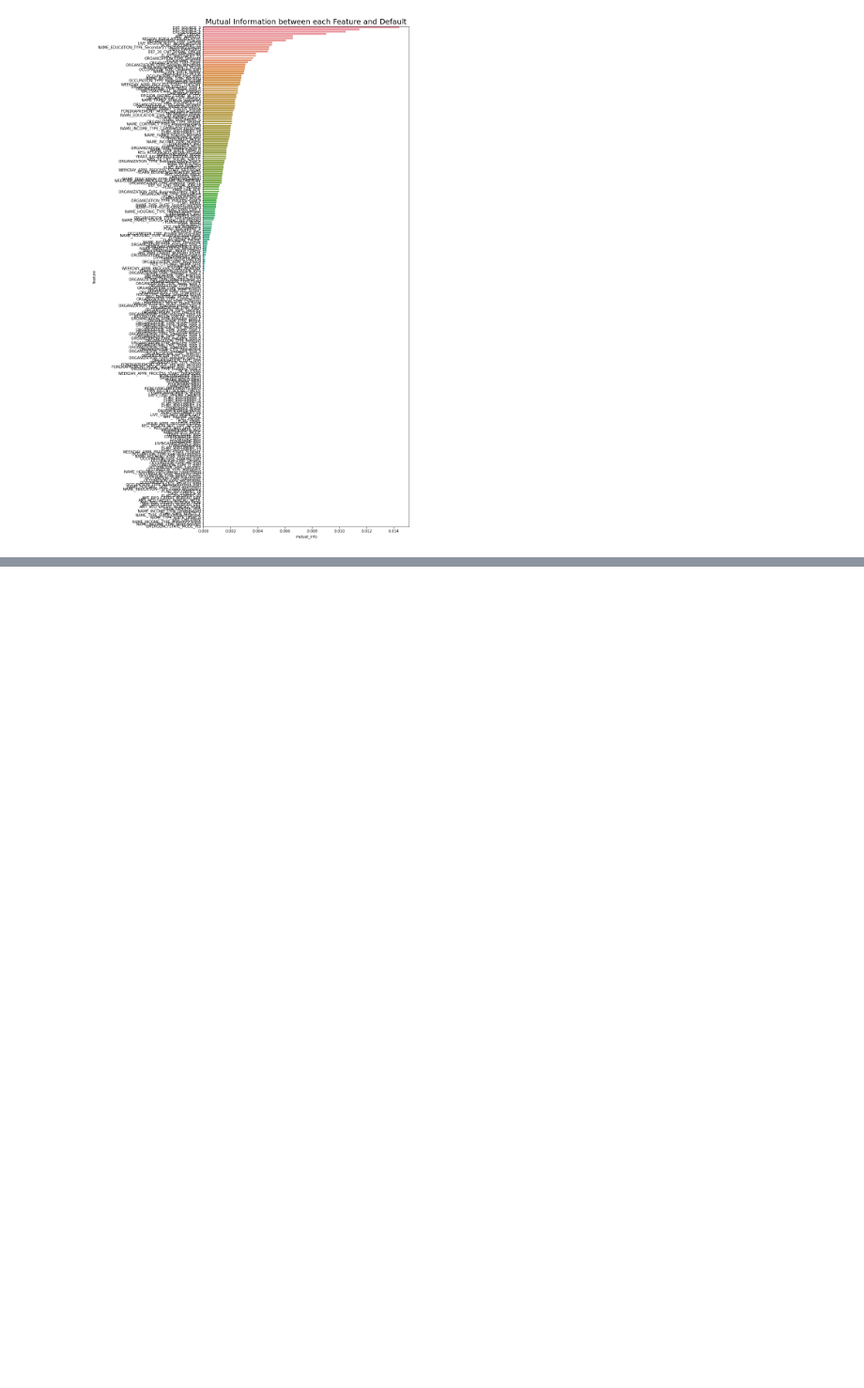
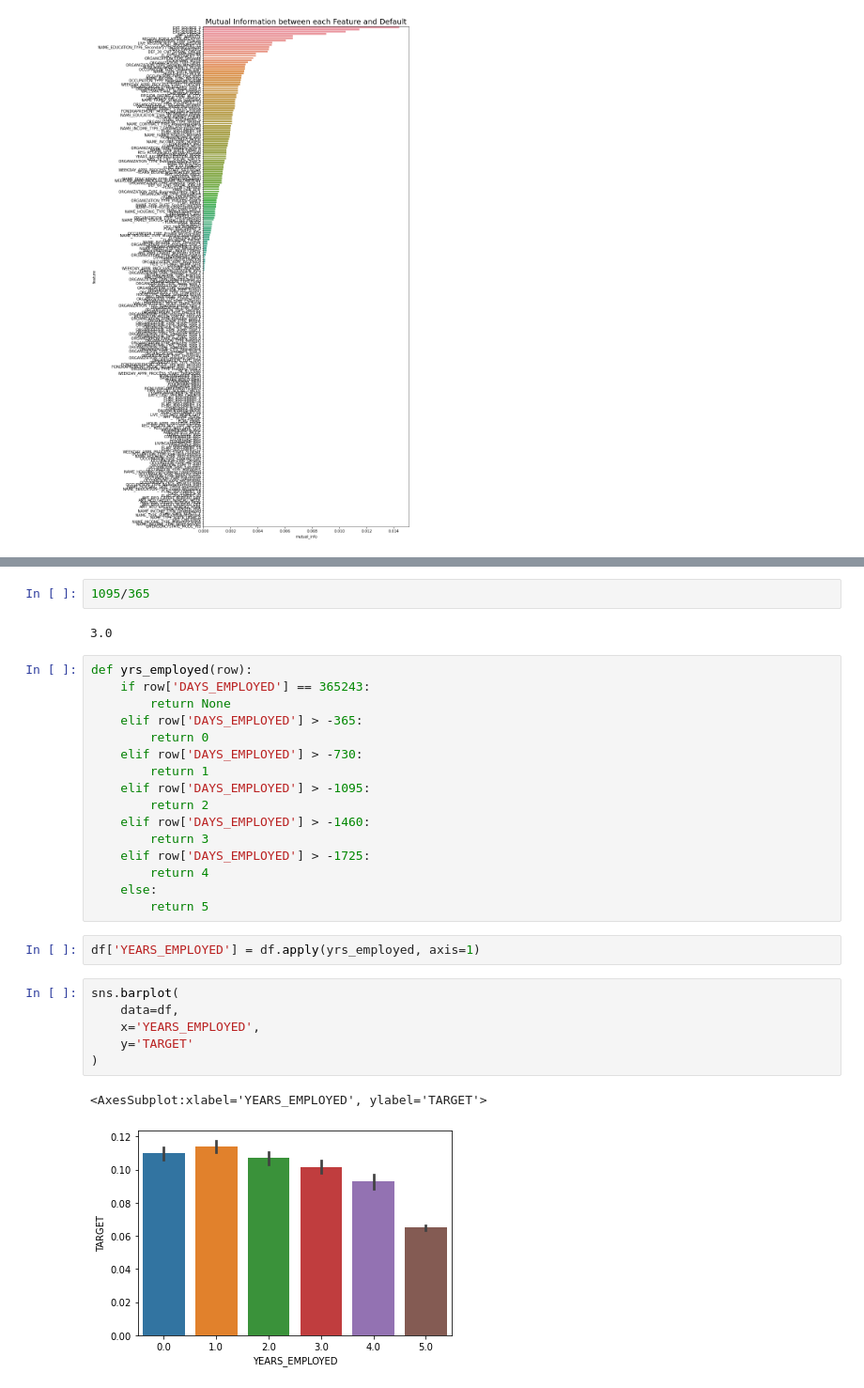
Before and after one commit to Oscar-Gil-Data/ADS505, a Jupyter notebook: eda.ipynb, the cells around one changed output, grey strips where cells are left out. Shown at 94% size. Saved outputs shown, nothing was run; the diff lists cells and outputs as text; blank space fills up the shorter version.

```diff
--- a/eda.ipynb
+++ b/eda.ipynb
@@ -140,0 +205,31 @@ plt.show()
+# %%
+1095/365
+# %% [output]
+3.0
+# %%
+def yrs_employed(row):
+    if row['DAYS_EMPLOYED'] == 365243:
+        return None
+    elif row['DAYS_EMPLOYED'] > -365:
+        return 0
+    elif row['DAYS_EMPLOYED'] > -730:
+        return 1
+    elif row['DAYS_EMPLOYED'] > -1095:
+        return 2
+    elif row['DAYS_EMPLOYED'] > -1460:
+        return 3
+    elif row['DAYS_EMPLOYED'] > -1725:
+        return 4
+    else:
+        return 5
+# %%
+df['YEARS_EMPLOYED'] = df.apply(yrs_employed, axis=1)
+# %%
+sns.barplot(
+    data=df,
+    x='YEARS_EMPLOYED',
+    y='TARGET'
+)
+# %% [output]
+<AxesSubplot:xlabel='YEARS_EMPLOYED', ylabel='TARGET'>
+[figure, added]
```
Also changed, not shown: parts of 12 cells of this notebook.
